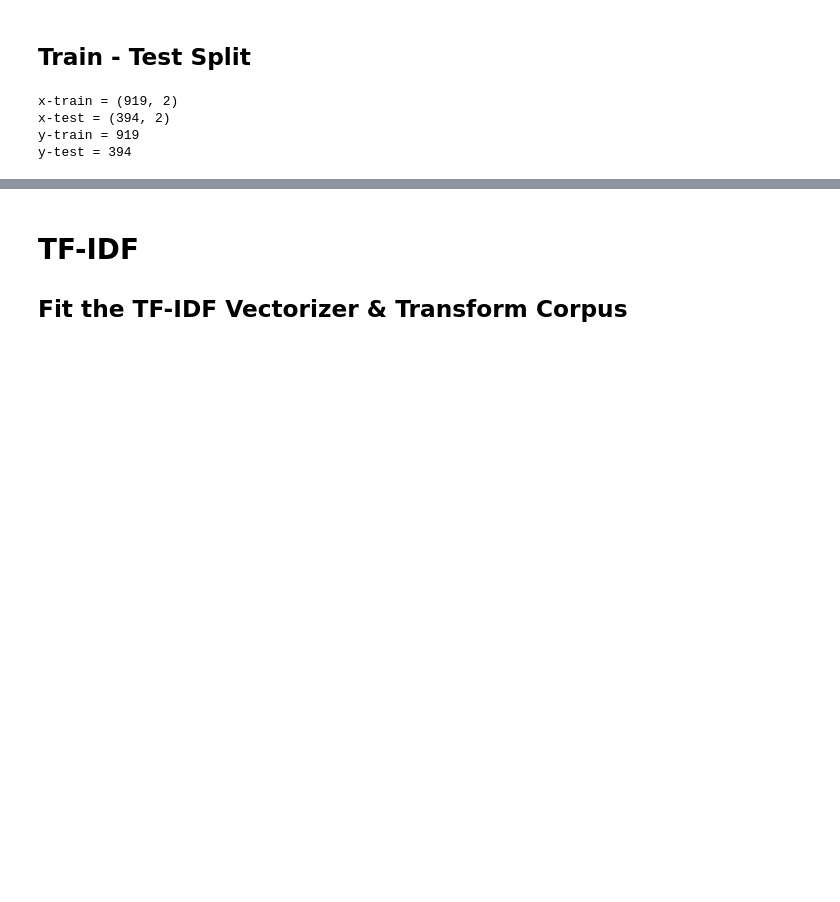
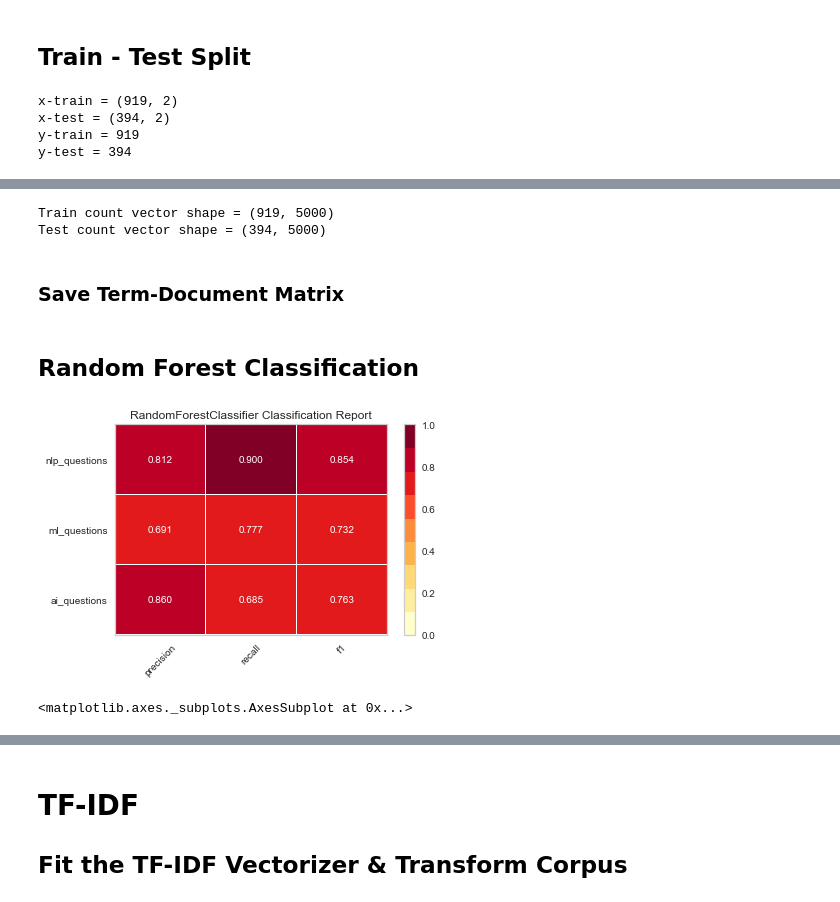
Before and after one commit to Jason-Adam/stack-nlp, a Jupyter notebook: stack_nlp.ipynb, the cells around one changed output, grey strips where cells are left out. Cells and saved outputs as stored; diff of their text form; code cells hidden in the pictures; blank space fills up the shorter version.

```diff
--- a/stack_nlp.ipynb
+++ b/stack_nlp.ipynb
@@ -29,7 +29,7 @@ COLLECTIONS = [
     "nlp_questions",
 ]
 MAX_NGRAM_LENGTH = 1
-VECTOR_LENGTH = 2000
+MAX_VECTOR = 5000
 SET_RANDOM = 42
 # %% [markdown]
 # Data Ingest
@@ -62,7 +62,7 @@ def convert_corpus(collection: list) -> dict:
 
     return pd.DataFrame(corp)
 # %%
-cdf = convert_corpus(collections)
+cdf = convert_corpus(COLLECTIONS)
 cdf.shape
 # %% [output]
 (1494, 4)
@@ -139,0 +145,21 @@ y-test = 394
+# %%
+# Instantiate the Count Vectorizer Class
+count_vect = CountVectorizer(
+    ngram_range=(1, MAX_NGRAM_LENGTH),
+    max_features=MAX_VECTOR,
+)
+
+# Fit & Transform on training data
+count_vect.fit(x_train["cleaned_question"])
+count_vector = count_vect.transform(x_train["cleaned_question"])
+
+# Transform Test data
+count_test_vector = count_vect.transform(x_test["cleaned_question"])
+# %%
+print("Train count vector shape = {}".format(count_vector.shape))
+print("Test count vector shape = {}".format(count_test_vector.shape))
+# %% [output]
+Train count vector shape = (919, 5000)
+Test count vector shape = (394, 5000)
+# %% [markdown]
+### Save Term-Document Matrix
@@ -139,0 +175,15 @@ y-test = 394
+# %% [markdown]
+## Random Forest Classification
+# %%
+# Instantiate Model
+count_clf = RandomForestClassifier(
+    n_estimators=100, max_depth=10, random_state=SET_RANDOM, n_jobs=-1
+)
+
+viz_report_count = ClassificationReport(count_clf, classes=COLLECTIONS)
+viz_report_count.fit(count_vector, y_train)
+viz_report_count.score(count_test_vector, y_test)
+viz_report_count.show()
+# %% [output]
+[figure, added]
+<matplotlib.axes._subplots.AxesSubplot at 0x...>
```
Also changed, not shown: parts of 34 cells of this notebook.
